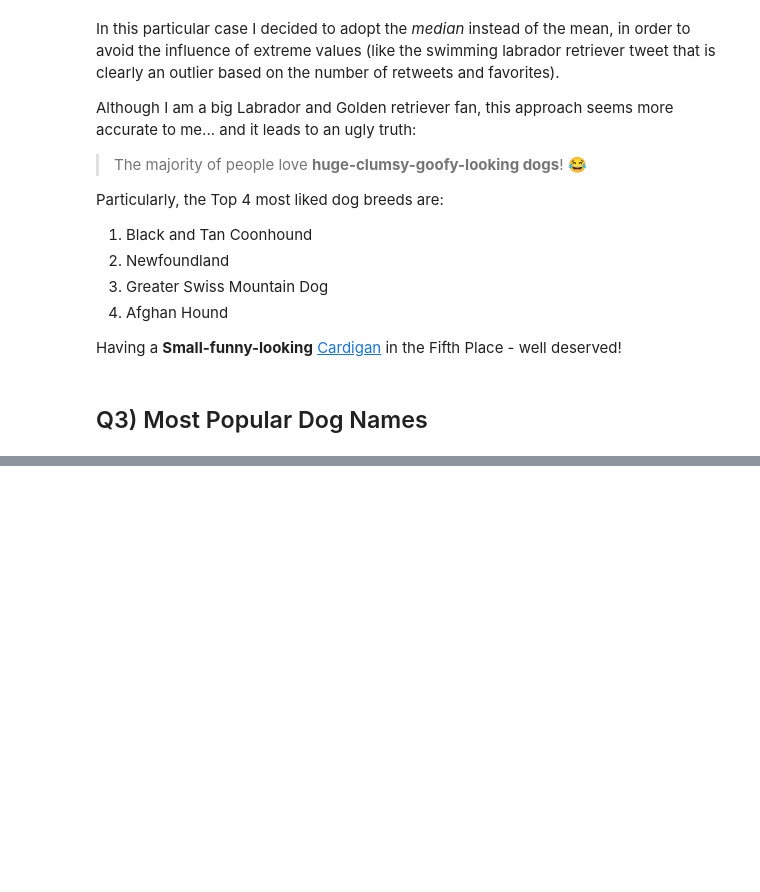
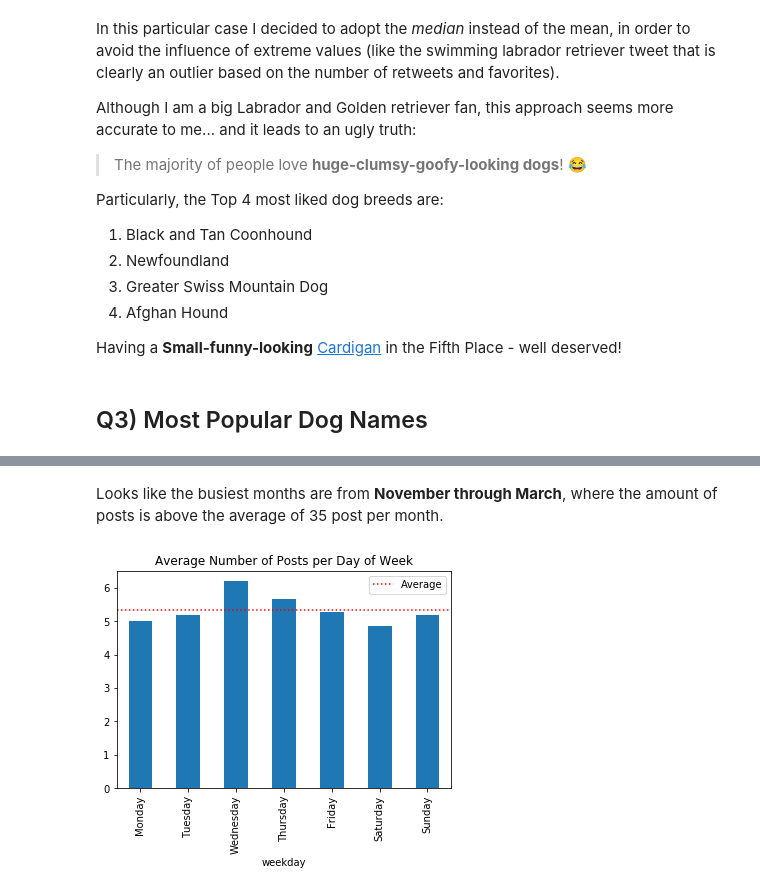
Before and after one commit to marcellovictorino/DAND_4_Data_Wrangling, a Jupyter notebook: 3) Project 4 - WeRateDogs Twitter/wrangle_act.ipynb, the cells around one changed output, grey strips where cells are left out. Cells and saved outputs as stored; diff of their text form; code cells hidden in the pictures; blank space fills up the shorter version.

```diff
--- a/3) Project 4 - WeRateDogs Twitter/wrangle_act.ipynb
+++ b/3) Project 4 - WeRateDogs Twitter/wrangle_act.ipynb
@@ -504,0 +523,14 @@ Name: name, dtype: int64
+# %% [markdown]
+Looks like the busiest months are from **November through March**, where the amount of posts is above the average of 35 post per month.
+# %%
+# Number of Posts per Day of Week
+hour_pop = df.pivot_table(index=['year', 'month'], columns='weekday', aggfunc='count').hour.mean()
+
+day_order = ["Monday", "Tuesday", "Wednesday", "Thursday", "Friday", "Saturday", "Sunday"]
+
+hour_pop.loc[day_order].plot(kind='bar', label='_na')
+plt.axhline(hour_pop.mean(), ls=':', c='r', label='Average')
+plt.legend()
+plt.title('Average Number of Posts per Day of Week');
+# %% [output]
+[figure, added]
```
Also changed, not shown: parts of 8 cells of this notebook.
